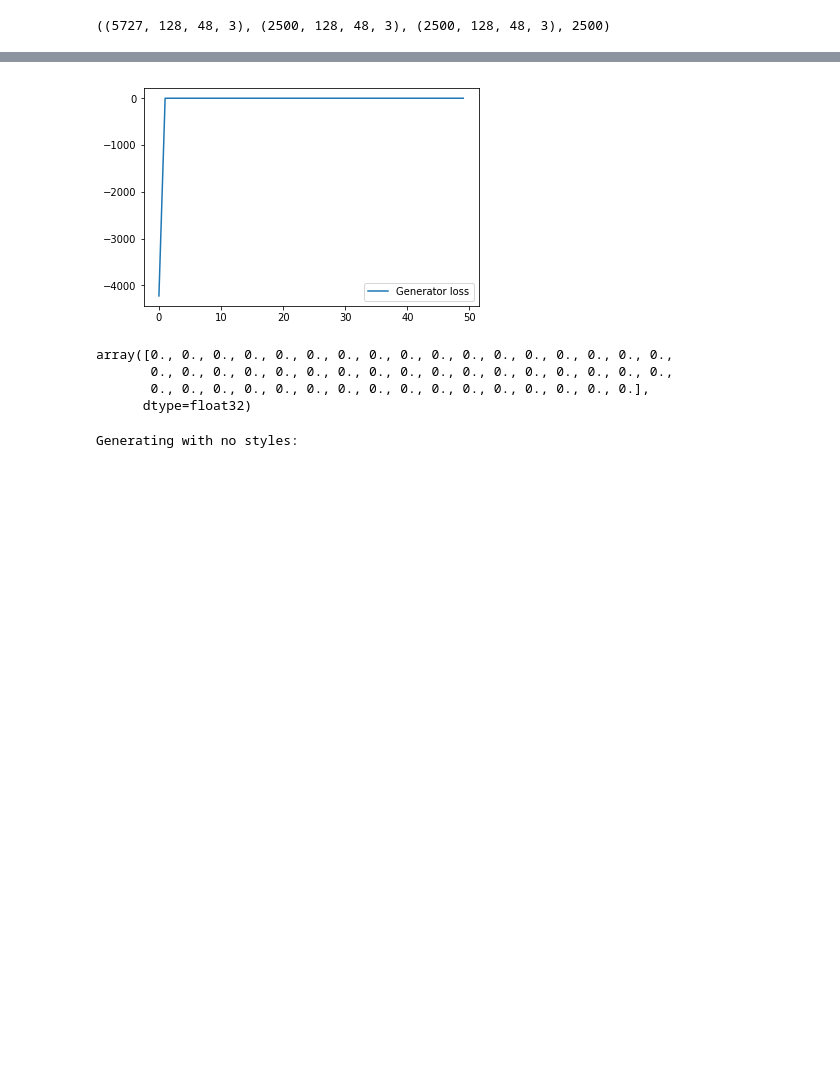
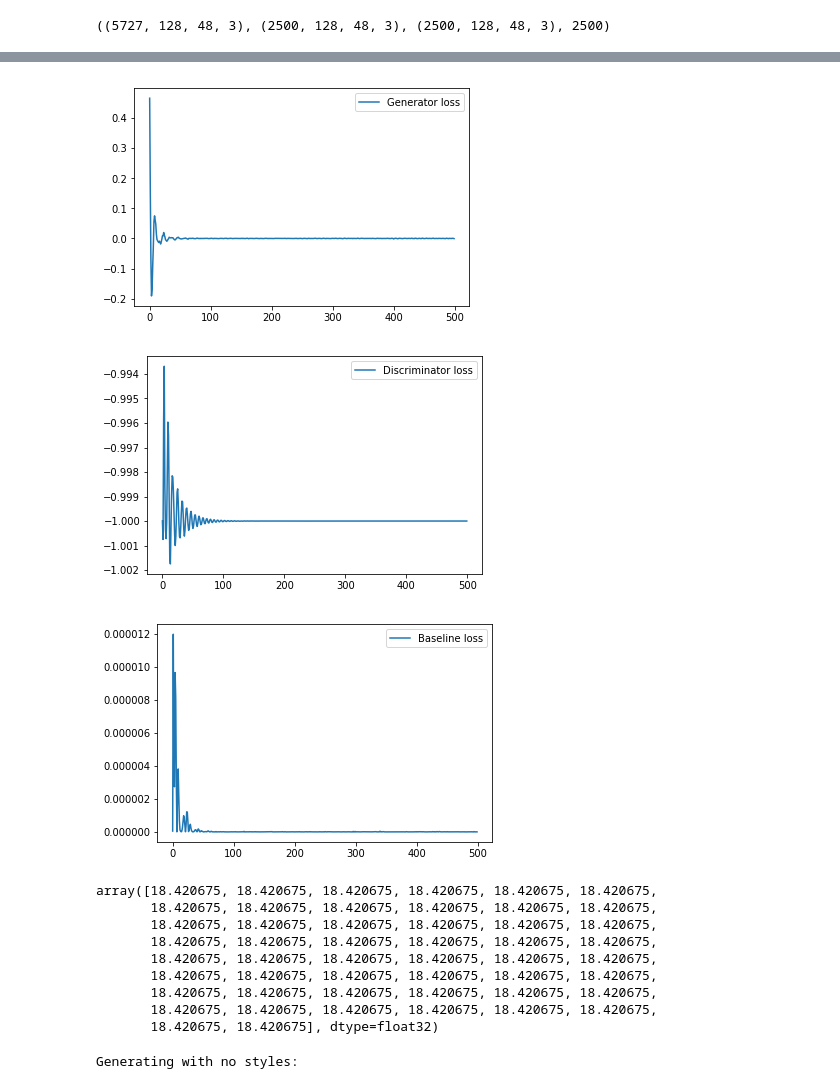
Before and after one commit to avecplezir/project_dnn2018, a Jupyter notebook: Discriminator.ipynb, the cells around one changed output, grey strips where cells are left out. Saved outputs shown, nothing was run; the diff lists cells and outputs as text; code cells hidden in the pictures; blank space fills up the shorter version.

```diff
--- a/Discriminator.ipynb
+++ b/Discriminator.ipynb
@@ -42,9 +82,7 @@ class LSTM_discriminator(nn.Module):
         probs = F.sigmoid(dense_output)
         return probs
 # %%
-device = torch.device("cuda:4" if torch.cuda.is_available() else "cpu")
-# device = torch.device("cpu")
-discriminator = LSTM_discriminator(hidden_size=10).to(device)
-np_data = np.random.randn(10,TIME_SCALE,NOTE_NUM*OCTAVE_NUM,3)
-data = torch.FloatTensor(np_data).to(device)
-discriminator(data)
+# discriminator = LSTM_baseline(hidden_size=1000).to(device)
+# np_data = np.random.randn(10,TIME_SCALE,NOTE_NUM*OCTAVE_NUM,3)
+# data = torch.FloatTensor(np_data).to(device)
+# discriminator(data)
@@ -83,8 +89,3 @@ class LSTM_baseline(nn.Module):
-# %%
-discriminator = LSTM_baseline(hidden_size=1000).to(device)
-np_data = np.random.randn(10,TIME_SCALE,NOTE_NUM*OCTAVE_NUM,3)
-data = torch.FloatTensor(np_data).to(device)
-discriminator(data)
 # %%
 class BasicGenerator(nn.Module):
     def __init__(self,hidden_size = 1000):
@@ -187,8 +210,8 @@ X_loader = torch.utils.data.DataLoader(\
             torch.utils.data.TensorDataset(\
             *(torch.FloatTensor(X_tr),
             torch.FloatTensor(y_tr))),\
-            batch_size=50,shuffle=True)
+            batch_size=10,shuffle=True)
 Y_loader = torch.utils.data.DataLoader(\
             torch.utils.data.TensorDataset(\
             torch.FloatTensor(X_te)),\
-            batch_size=50,shuffle=True)
+            batch_size=10,shuffle=True)
@@ -195,7 +223,13 @@ Y_loader = torch.utils.data.DataLoader(\
 # %%
-# device = torch.device("cuda:6" if torch.cuda.is_available() else "cpu")
-# device = torch.device("cpu")
-generator = Generator().cuda()
-discriminator = LSTM_discriminator(hidden_size=100).cuda()
-generator,discriminator,g_losses,d_losses =\
-                train_GAN(generator,discriminator,X_loader,Y_loader,num_epochs = 1, g_lr = 1000,d_lr=0)
+GPU = 2
+with torch.cuda.device(GPU):
+    # device = torch.device("cuda:6" if torch.cuda.is_available() else "cpu")
+    # device = torch.device("cpu")
+#     generator = Generator().cuda()
+#     discriminator = LSTM_discriminator(hidden_size=100,last_dim=6).cuda()
+#     # generator = BasicGenerator().cuda()
+#     baseline = LSTM_baseline(hidden_size=10).cuda()
+    # discriminator = BasicDiscriminator().cuda()
+    generator,discriminator,baseline,g_losses,d_losses,bl_losses =\
+                    train_GAN2(generator,discriminator,baseline,\
+                            X_loader,Y_loader,num_epochs = 2, g_lr = 1*1e-2,d_lr=1*1e-2, bl_lr = 1*1e-3)
@@ -202,17 +254,29 @@ generator,discriminator,g_losses,d_losses =\
 # %%
 import matplotlib.pyplot as plt
 plt.plot(g_losses,label = "Generator loss")
-# plt.plot(d_losses,label = "Discriminator loss")
 plt.legend()
 plt.show()
+plt.plot(d_losses,label = "Discriminator loss")
+plt.legend()
+plt.show()
+plt.plot(bl_losses,label = "Baseline loss")
+plt.legend()
+plt.show()
 # %% [output]
-[figure, old version]
+[figure, new version]
+[figure, added]
+[figure, added]
 # %%
 g_losses
 # %% [output]
-array([0., 0., 0., 0., 0., 0., 0., 0., 0., 0., 0., 0., 0., 0., 0., 0., 0.,
-       0., 0., 0., 0., 0., 0., 0., 0., 0., 0., 0., 0., 0., 0., 0., 0., 0.,
-       0., 0., 0., 0., 0., 0., 0., 0., 0., 0., 0., 0., 0., 0., 0., 0.],
-      dtype=float32)
+array([18.420675, 18.420675, 18.420675, 18.420675, 18.420675, 18.420675,
+       18.420675, 18.420675, 18.420675, 18.420675, 18.420675, 18.420675,
+       18.420675, 18.420675, 18.420675, 18.420675, 18.420675, 18.420675,
+       18.420675, 18.420675, 18.420675, 18.420675, 18.420675, 18.420675,
+       18.420675, 18.420675, 18.420675, 18.420675, 18.420675, 18.420675,
+       18.420675, 18.420675, 18.420675, 18.420675, 18.420675, 18.420675,
+       18.420675, 18.420675, 18.420675, 18.420675, 18.420675, 18.420675,
+       18.420675, 18.420675, 18.420675, 18.420675, 18.420675, 18.420675,
+       18.420675, 18.420675], dtype=float32)
 # %%
 from generate import write_file, generate
```
Also changed, not shown: parts of 11 cells of this notebook.
